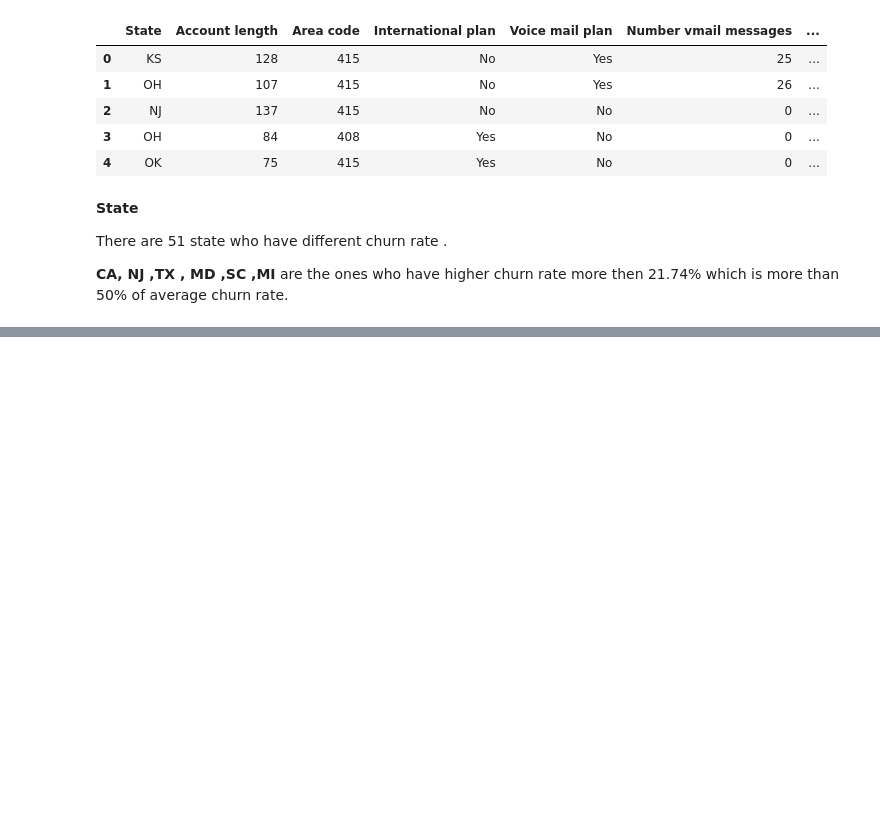
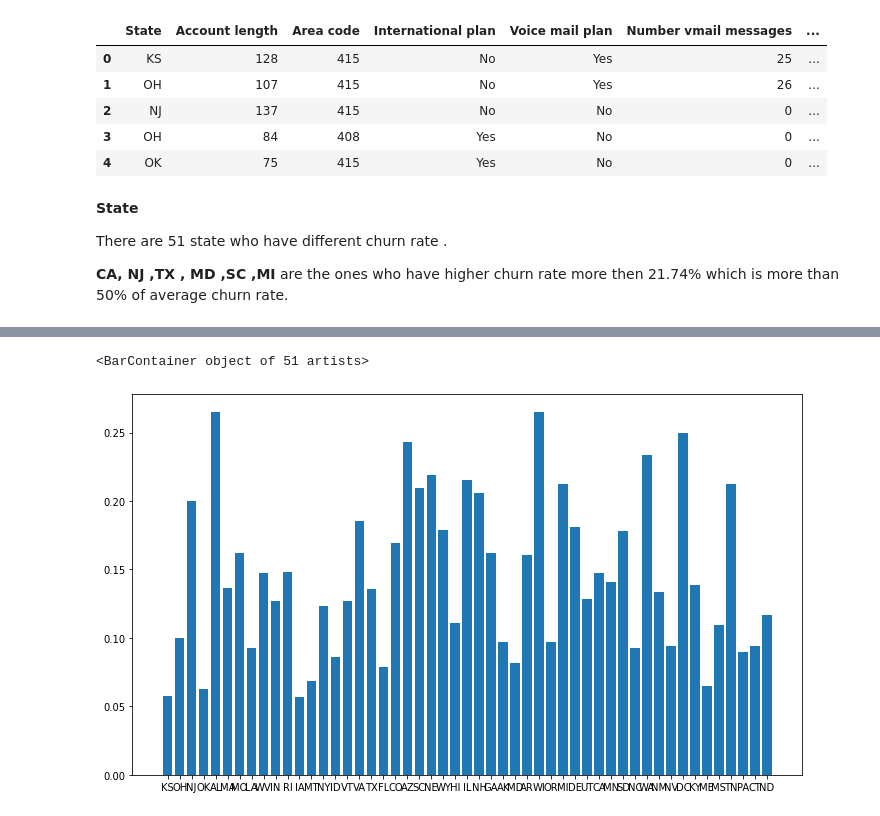
Before and after one commit to UthamanA/Telecom-Churn-Analysis---EDA-Capstone-Project, a Jupyter notebook: Telecom_Churn_Analysis_Capstone_Project.ipynb, the cells around one changed output, grey strips where cells are left out. Saved outputs shown, nothing was run; the diff lists cells and outputs as text; code cells hidden in the pictures; blank space fills up the shorter version.

```diff
--- a/Telecom_Churn_Analysis_Capstone_Project.ipynb
+++ b/Telecom_Churn_Analysis_Capstone_Project.ipynb
@@ -259,0 +315,8 @@ There are 51 state who have different churn rate .
+# %%
+
+cc=dataset.groupby(['State'])['Churn'].mean()
+plt.rcParams['figure.figsize'] = (12, 7)
+plt.bar(dataset['State'].unique(),cc)
+# %% [output]
+<BarContainer object of 51 artists>
+[figure, added]
```
Also changed, not shown: parts of 56 cells of this notebook.
